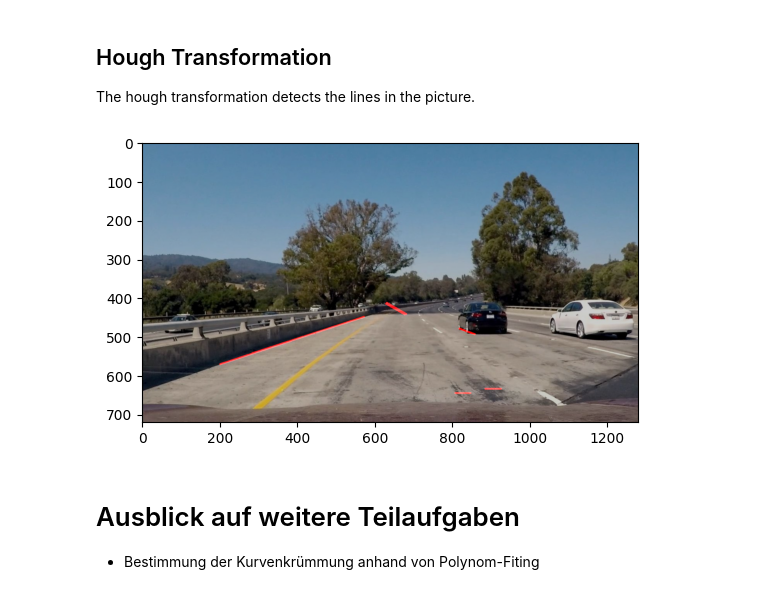
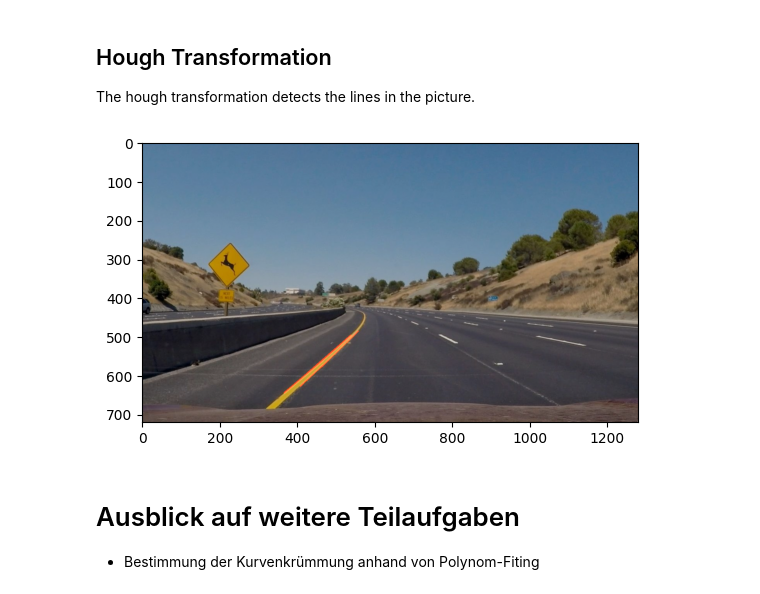
Before and after one commit to Super-T02/Spurerkennung, a Jupyter notebook: Projekt_Spurerkennung_v2.ipynb, the cells around one changed output. Cells and saved outputs as stored; diff of their text form; code cells hidden in the pictures.

```diff
--- a/Projekt_Spurerkennung_v2.ipynb
+++ b/Projekt_Spurerkennung_v2.ipynb
@@ -207,14 +207,17 @@ the segmentation, we first convert the picture
 
 # img = cv.imread('img/Udacity/image001.jpg', cv.COLOR_BGR2RGB)
 # img = cv.imread('img/Udacity/image002.jpg', cv.COLOR_BGR2RGB)
-img = cv.imread('img/Udacity/image003.jpg', cv.COLOR_BGR2RGB)
-# img = cv.imread('img/Udacity/image004.jpg', cv.COLOR_BGR2RGB)
+# img = cv.imread('img/Udacity/image003.jpg', cv.COLOR_BGR2RGB)
+img = cv.imread('img/Udacity/image004.jpg', cv.COLOR_BGR2RGB)
 
 # Gray scale the image
 gray_img = cv.cvtColor(img, cv.COLOR_RGB2GRAY)
 
+# Gaussian blur the image
+gray_img = cv.GaussianBlur(gray_img, (5,5), 0)
+
 # Canny edge detection
-canny_img = cv.Canny(gray_img, 100, 200)
+canny_img = cv.Canny(gray_img, 100, 150)
 
 plt.figure()
 plt.imshow(canny_img, cmap='gray')
@@ -248,8 +251,8 @@ width = dim[1]
 # Define region
 region_of_interest_vertices = [
     (0, height - 75),
-    (width / 2, (height + 100) / 2),
-    (width, height - 75),
+    ((width -50) / 2, (height + 120) / 2),
+    (width - 50, height - 75),
 ]
 print(region_of_interest_vertices)
 
@@ -269,37 +272,37 @@ The hough transformation detects the lines in the picture.
 # %%
 def draw_lines(img, lines, color=[255, 0, 0], thickness=3):
     # If there are no lines to draw, exit.
     if lines is None:
         return    # Make a copy of the original image.
     img = np.copy(img)    # Create a blank image that matches the original in size.
     line_img = np.zeros(
         (
             img.shape[0],
             img.shape[1],
             3
         ),
         dtype=np.uint8,
     )    # Loop over all lines and draw them on the blank image.
     for line in lines:
         for x1, y1, x2, y2 in line:
             cv.line(line_img, (x1, y1), (x2, y2), color, thickness)    # Merge the image with the lines onto the original.
     img = cv.addWeighted(img, 0.8, line_img, 1.0, 0.0)    # Return the modified image.
     return img
 
 lines = cv.HoughLinesP(
     img_region,
-    rho=6,
-    theta=np.pi / 60,
-    threshold=160,
+    rho=2,
+    theta=np.pi / 180,
+    threshold=100,
     lines=np.array([]),
     minLineLength=40,
-    maxLineGap=20
+    maxLineGap=5
 )
 line_image = draw_lines(cv.cvtColor(img, cv.COLOR_BGR2RGB), lines)
 plt.imshow(line_image)
 plt.show()
 # %% [output]
-[figure, old version]
+[figure, new version]
 # %% [markdown]
 # Ausblick auf weitere Teilaufgaben
 - Bestimmung der Kurvenkrümmung anhand von Polynom-Fiting
```
Also changed, not shown: parts of 3 cells of this notebook, 1 other file.
